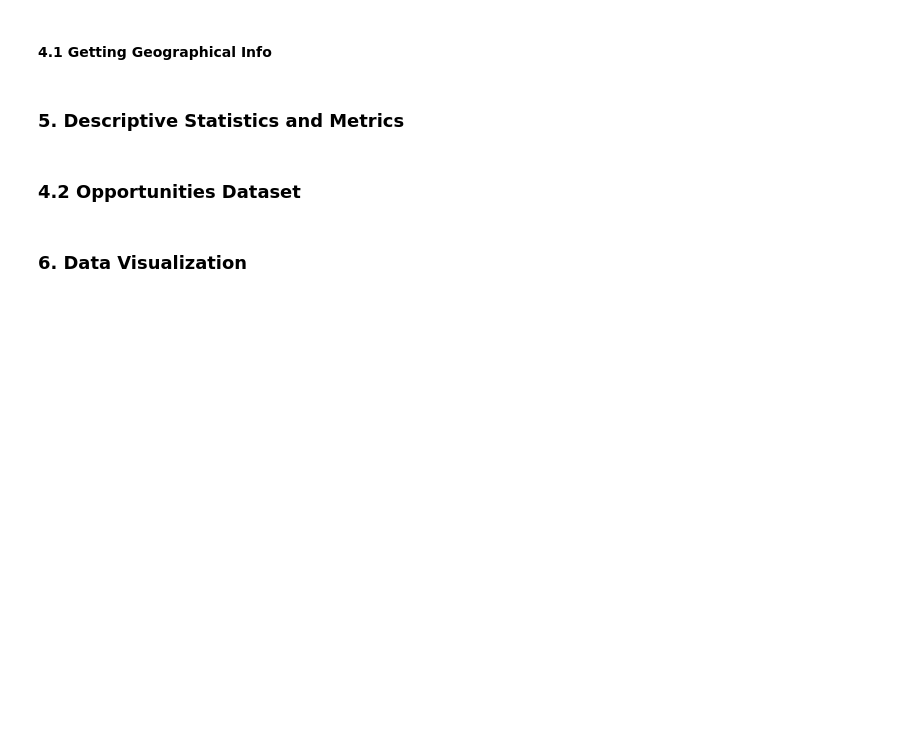
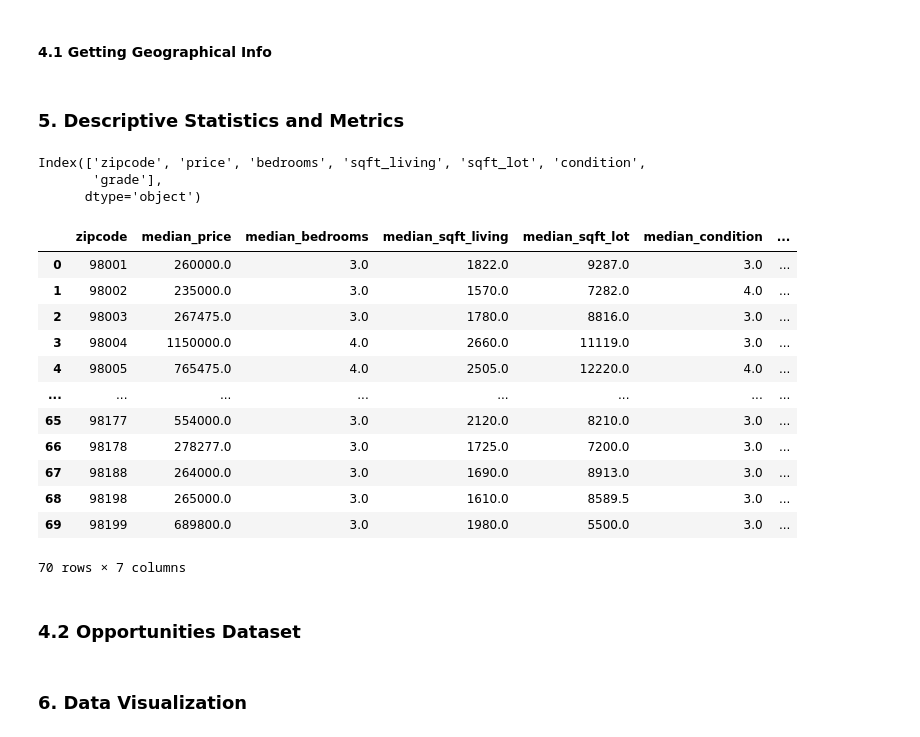
Before and after one commit to renatond/KC_House_Pricing, a Jupyter notebook: kc_house_prices.ipynb, the cells around one changed output. Saved outputs shown, nothing was run; the diff lists cells and outputs as text; code cells hidden in the pictures; blank space fills up the shorter version.

```diff
--- a/kc_house_prices.ipynb
+++ b/kc_house_prices.ipynb
@@ -13,7 +13,7 @@ from multiprocessing import Pool
 # %%
 # Collect Data
 
-data = pd.read_csv('KC_House_Pricing/Datasets/kc_house_data.csv')
+data = pd.read_csv('Datasets/kc_house_data.csv')
 # %% [markdown]
 ### 2. Initial EDA
 # %%
@@ -62,8 +62,8 @@ dtype: object
 pd.set_option('display.float_format', lambda x: '%.1f' % x)
 # %%
 # Verifying duplicated IDs
-df = data['id'].unique()
-unique_ids = len(df)
+data = data['id'].unique()
+unique_ids = len(data)
 len(data) - unique_ids
 # %% [output]
 177
@@ -98,8 +98,8 @@ data['yr_built'] = data['yr_built'].dt.year
 # %%
 # 33 Bedroom house outlier analysis
 
-df = data[['id', 'bedrooms', 'price', 'sqft_living', 'sqft_above','zipcode', 'waterfront']].sort_values('bedrooms', ascending=False)
-df
+data = data[['id', 'bedrooms', 'price', 'sqft_living', 'sqft_above','zipcode', 'waterfront']].sort_values('bedrooms', ascending=False)
+data
 # %% [output]
 |  | id | bedrooms | price | sqft_living | sqft_above | zipcode | waterfront |
 | 15870 | 2402100895 | 33 | 640000.0 | 1620 | 1040 | 98103 | 0 |
@@ -240,8 +240,30 @@ median_by_region = data[attributes].groupby( 'zipcode' ).median().reset_index()
 max_by_region = data[attributes].groupby( 'zipcode' ).max().reset_index()
 min_by_region = data[attributes].groupby( 'zipcode' ).min().reset_index()
 std_by_region = data[attributes].groupby( 'zipcode' ).std().reset_index()
+# %%
+median_by_region.columns
+# %% [output]
+Index(['zipcode', 'price', 'bedrooms', 'sqft_living', 'sqft_lot', 'condition',
+       'grade'],
+      dtype='object')
 # %%
-median_by_region.columns = ['zipcode', 'median_bedrooms', 'median_sqft_living', 'median_sqft_lot', 'median_condition', 'median_grade', 'median_price']
+median_by_region.columns = ['zipcode', 'median_price', 'median_bedrooms', 'median_sqft_living', 'median_sqft_lot', 'median_condition', 'median_grade']
+# %%
+median_by_region
+# %% [output]
+|  | zipcode | median_price | median_bedrooms | median_sqft_living | median_sqft_lot | median_condition | ... |
+| 0 | 98001 | 260000.0 | 3.0 | 1822.0 | 9287.0 | 3.0 | ... |
+| 1 | 98002 | 235000.0 | 3.0 | 1570.0 | 7282.0 | 4.0 | ... |
+| 2 | 98003 | 267475.0 | 3.0 | 1780.0 | 8816.0 | 3.0 | ... |
+| 3 | 98004 | 1150000.0 | 4.0 | 2660.0 | 11119.0 | 3.0 | ... |
+| 4 | 98005 | 765475.0 | 4.0 | 2505.0 | 12220.0 | 4.0 | ... |
+| ... | ... | ... | ... | ... | ... | ... | ... |
+| 65 | 98177 | 554000.0 | 3.0 | 2120.0 | 8210.0 | 3.0 | ... |
+| 66 | 98178 | 278277.0 | 3.0 | 1725.0 | 7200.0 | 3.0 | ... |
+| 67 | 98188 | 264000.0 | 3.0 | 1690.0 | 8913.0 | 3.0 | ... |
+| 68 | 98198 | 265000.0 | 3.0 | 1610.0 | 8589.5 | 3.0 | ... |
+| 69 | 98199 | 689800.0 | 3.0 | 1980.0 | 5500.0 | 3.0 | ... |
+70 rows × 7 columns
 # %%
 oldest_listed = data['date'].min()
 newest_listed = data['date'].max()
```
Also changed, not shown: parts of 5 cells of this notebook, 8 other files.
